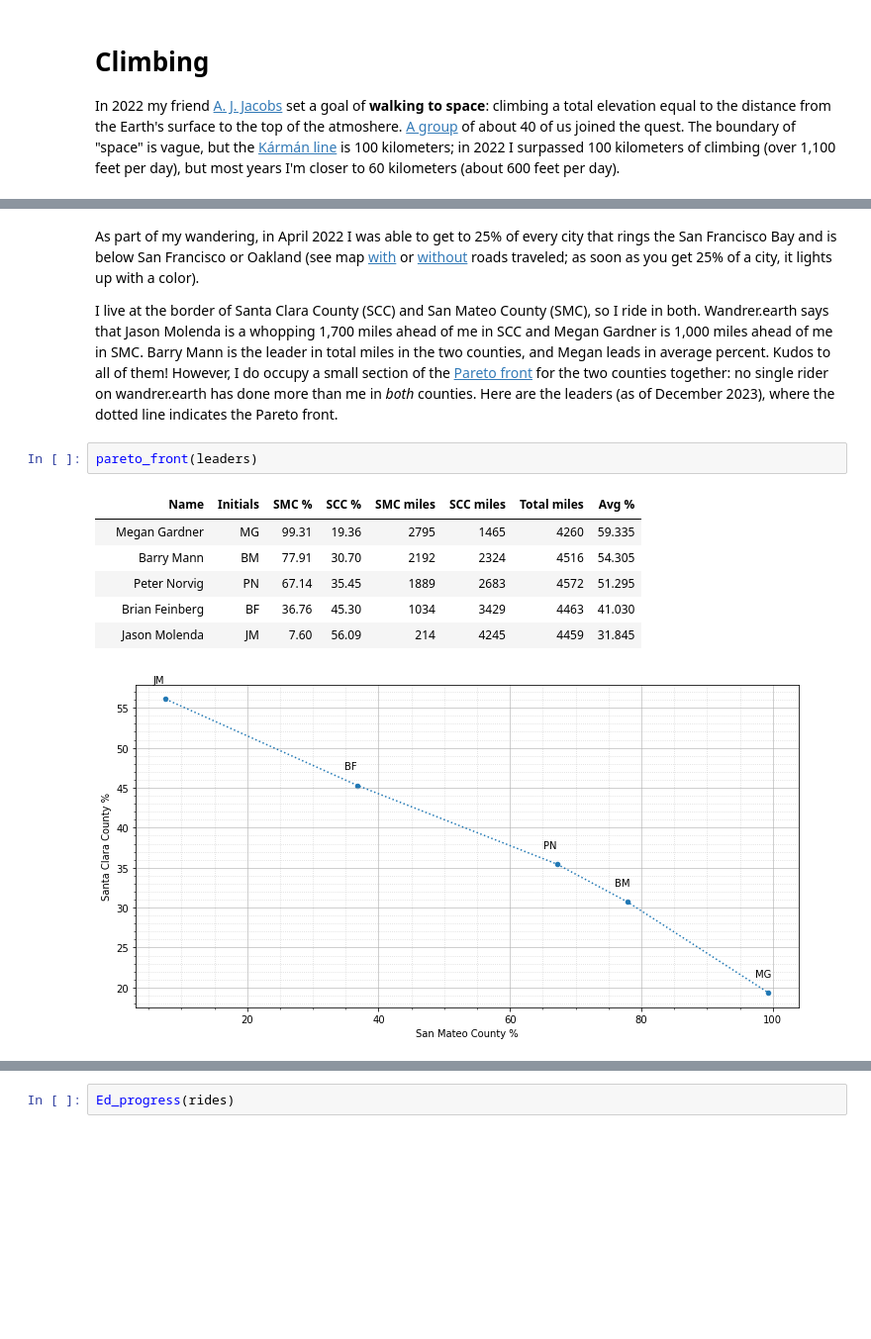
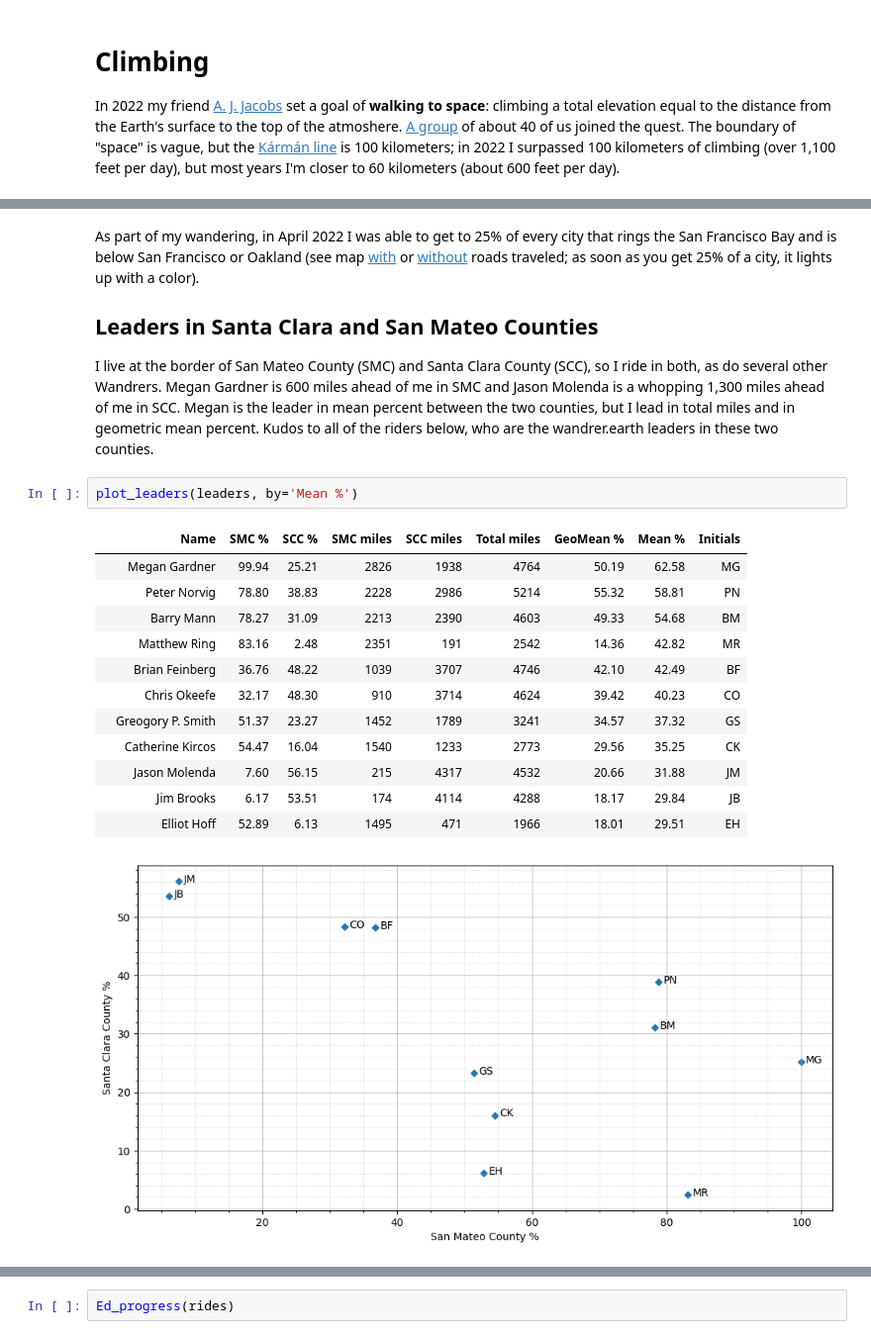
Before and after one commit to norvig/pytudes, a Jupyter notebook: ipynb/Bike-Stats.ipynb, the cells around one changed output, grey strips where cells are left out. Shown at 99% size. Cells and saved outputs as stored; diff of their text form; blank space fills up the shorter version.

```diff
--- a/ipynb/Bike-Stats.ipynb
+++ b/ipynb/Bike-Stats.ipynb
@@ -126,17 +236,25 @@ small_places
 # %% [markdown]
 As part of my wandering, in April 2022 I was able to get to 25% of every city that  rings the San Francisco Bay and is below San Francisco or  Oakland (see map [with](ring2.jpeg) or [without](ring1.jpeg) roads traveled; as soon as you get 25% of a city, it lights up with a color).
 
-I live at the border of Santa Clara County (SCC) and San Mateo County (SMC), so I ride in both. Wandrer.earth says that Jason Molenda is a whopping 1,700 miles ahead of me in SCC and Megan Gardner is 1,000 miles ahead of me in SMC. Barry Mann is the leader in total miles in the two counties, and Megan leads in average percent. Kudos to all of them! However, I do occupy a small section of the [Pareto front](https://en.wikipedia.org/wiki/Pareto_front) for the two counties together: no single rider on wandrer.earth has done more than me in *both* counties. Here are the leaders (as of December 2023), where the dotted line indicates the Pareto front.
+## Leaders in Santa Clara and San Mateo Counties
+
+I live at the border of  San Mateo County (SMC) and Santa Clara County (SCC), so I ride in both, as do several other Wandrers.  Megan Gardner is 600 miles ahead of me in SMC and Jason Molenda is a whopping 1,300 miles ahead of me in SCC. Megan is the leader in mean percent between the two counties, but I lead in total miles and in geometric mean percent. Kudos to all of the riders below, who are the wandrer.earth leaders in these two counties.
-# %%
-pareto_front(leaders)
-# %% [output]
-|  | Name | Initials | SMC % | SCC % | SMC miles | SCC miles | Total miles | Avg % |
-|  | Megan Gardner | MG | 99.31 | 19.36 | 2795 | 1465 | 4260 | 59.335 |
-|  | Barry Mann | BM | 77.91 | 30.70 | 2192 | 2324 | 4516 | 54.305 |
-|  | Peter Norvig | PN | 67.14 | 35.45 | 1889 | 2683 | 4572 | 51.295 |
-|  | Brian Feinberg | BF | 36.76 | 45.30 | 1034 | 3429 | 4463 | 41.030 |
-|  | Jason Molenda | JM | 7.60 | 56.09 | 214 | 4245 | 4459 | 31.845 |
-[figure, removed]
+# %%
+plot_leaders(leaders, by='Mean %')
+# %% [output]
+|  | Name | SMC % | SCC % | SMC miles | SCC miles | Total miles | GeoMean % | Mean % | Initials |
+|  | Megan Gardner | 99.94 | 25.21 | 2826 | 1938 | 4764 | 50.19 | 62.58 | MG |
+|  | Peter Norvig | 78.80 | 38.83 | 2228 | 2986 | 5214 | 55.32 | 58.81 | PN |
+|  | Barry Mann | 78.27 | 31.09 | 2213 | 2390 | 4603 | 49.33 | 54.68 | BM |
+|  | Matthew Ring | 83.16 | 2.48 | 2351 | 191 | 2542 | 14.36 | 42.82 | MR |
+|  | Brian Feinberg | 36.76 | 48.22 | 1039 | 3707 | 4746 | 42.10 | 42.49 | BF |
+|  | Chris Okeefe | 32.17 | 48.30 | 910 | 3714 | 4624 | 39.42 | 40.23 | CO |
+|  | Greogory P. Smith | 51.37 | 23.27 | 1452 | 1789 | 3241 | 34.57 | 37.32 | GS |
+|  | Catherine Kircos | 54.47 | 16.04 | 1540 | 1233 | 2773 | 29.56 | 35.25 | CK |
+|  | Jason Molenda | 7.60 | 56.15 | 215 | 4317 | 4532 | 20.66 | 31.88 | JM |
+|  | Jim Brooks | 6.17 | 53.51 | 174 | 4114 | 4288 | 18.17 | 29.84 | JB |
+|  | Elliot Hoff | 52.89 | 6.13 | 1495 | 471 | 1966 | 18.01 | 29.51 | EH |
+[figure, added]
 # %% [markdown]
 # Eddington Number
 
```
Also changed, not shown: parts of 27 cells of this notebook, 5 other files.
